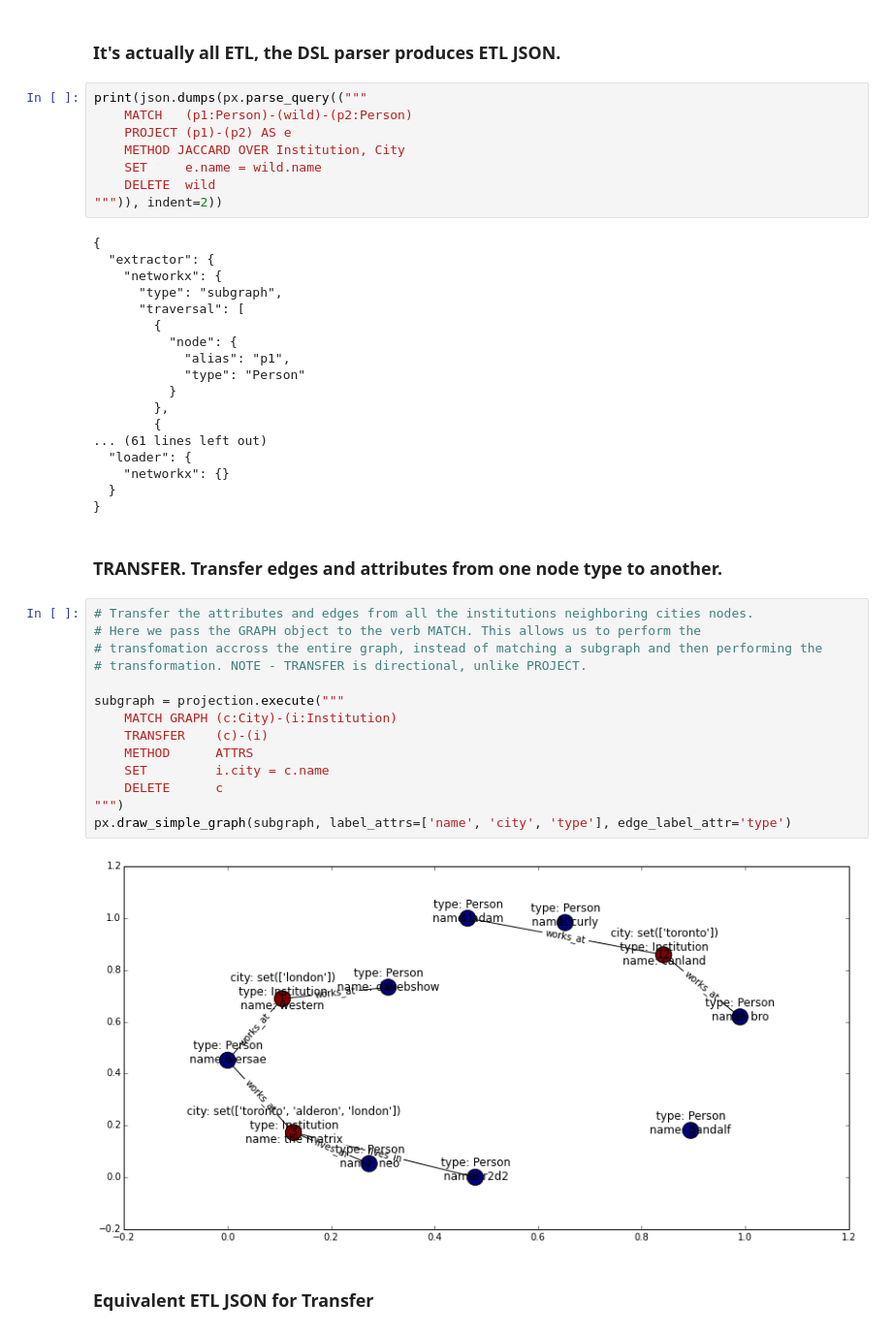
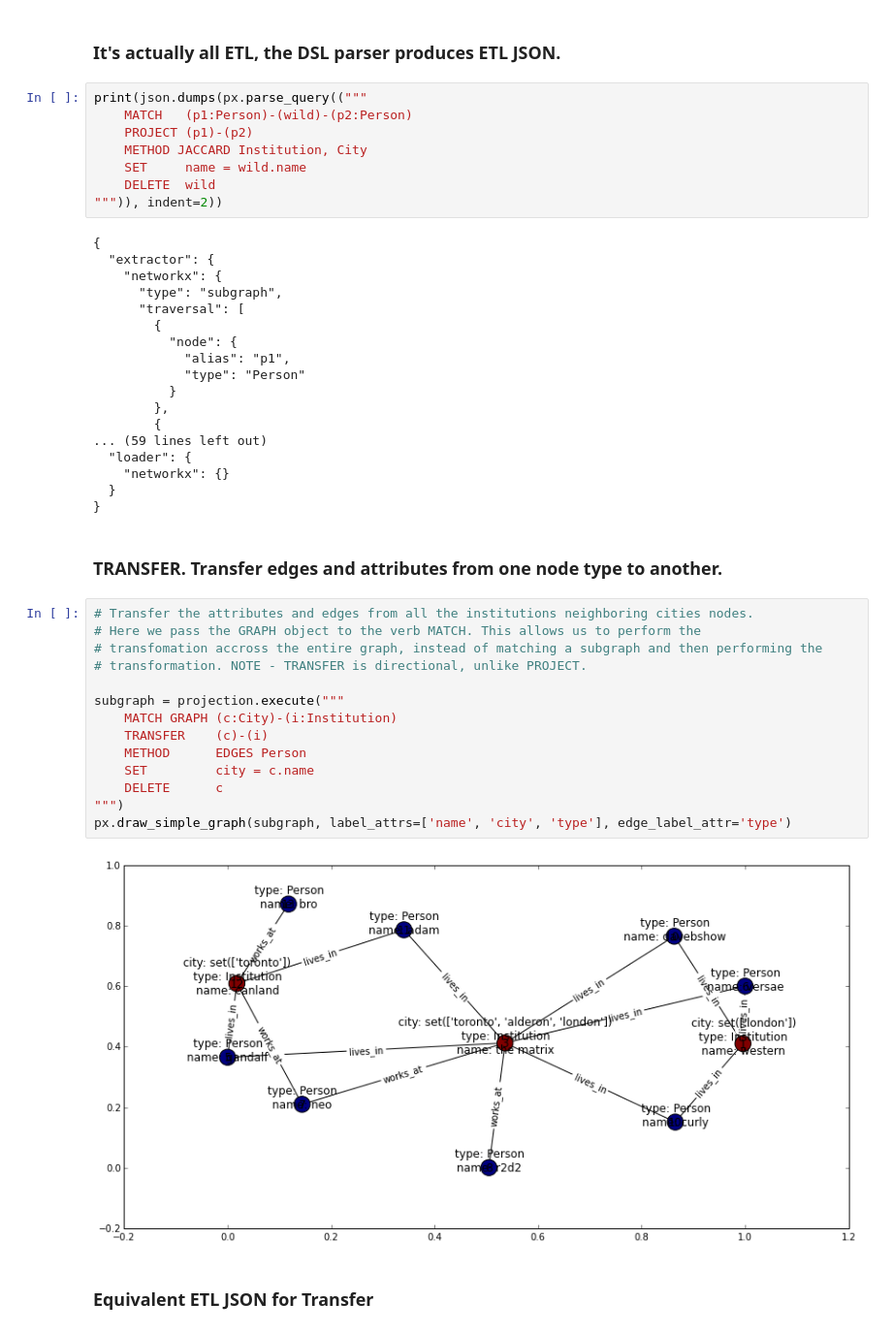
Before and after one commit to davebshow/projx, a Jupyter notebook: projx_demo.ipynb, the cells around one changed output. Shown at 97% size. Cells and saved outputs as stored; diff of their text form.

Commit message:
got rid of as, alias, SETs only apply to transformed objects, over->args, EDGES now takes args

```diff
--- a/projx_demo.ipynb
+++ b/projx_demo.ipynb
@@ -149,9 +147,9 @@ px.draw_simple_graph(subgraph)
 # %%
 print(json.dumps(px.parse_query(("""
     MATCH   (p1:Person)-(wild)-(p2:Person)
-    PROJECT (p1)-(p2) AS e
-    METHOD JACCARD OVER Institution, City
-    SET     e.name = wild.name
+    PROJECT (p1)-(p2)
+    METHOD JACCARD Institution, City
+    SET     name = wild.name
     DELETE  wild
 """)), indent=2))
 # %% [output]
@@ -167,7 +165,7 @@ print(json.dumps(px.parse_query(("""
           }
         },
         {
-... (61 lines left out)
+... (59 lines left out)
   "loader": {
     "networkx": {}
   }
@@ -177,19 +175,19 @@ print(json.dumps(px.parse_query(("""
 # %%
 # Transfer the attributes and edges from all the institutions neighboring cities nodes.
 # Here we pass the GRAPH object to the verb MATCH. This allows us to perform the
 # transfomation accross the entire graph, instead of matching a subgraph and then performing the
 # transformation. NOTE - TRANSFER is directional, unlike PROJECT.
 
 subgraph = projection.execute("""
     MATCH GRAPH (c:City)-(i:Institution)
     TRANSFER    (c)-(i)
-    METHOD      ATTRS
-    SET         i.city = c.name
+    METHOD      EDGES Person
+    SET         city = c.name
     DELETE      c
 """)
 px.draw_simple_graph(subgraph, label_attrs=['name', 'city', 'type'], edge_label_attr='type')
 # %% [output]
-[figure, old version]
+[figure, new version]
 # %% [markdown]
 ### Equivalent ETL JSON for Transfer
 # %%
```
Also changed, not shown: parts of 15 cells of this notebook, 4 other files.
